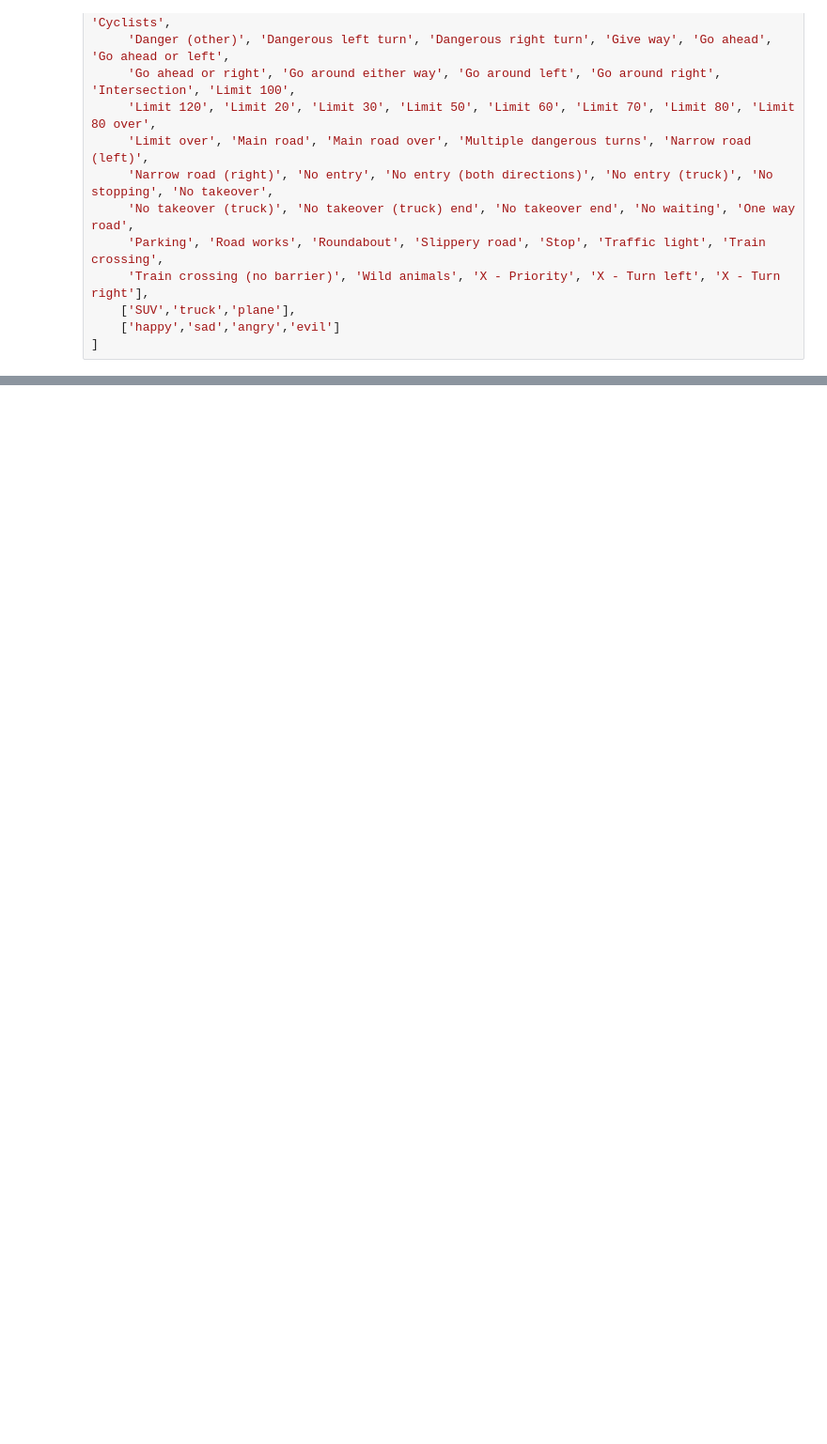
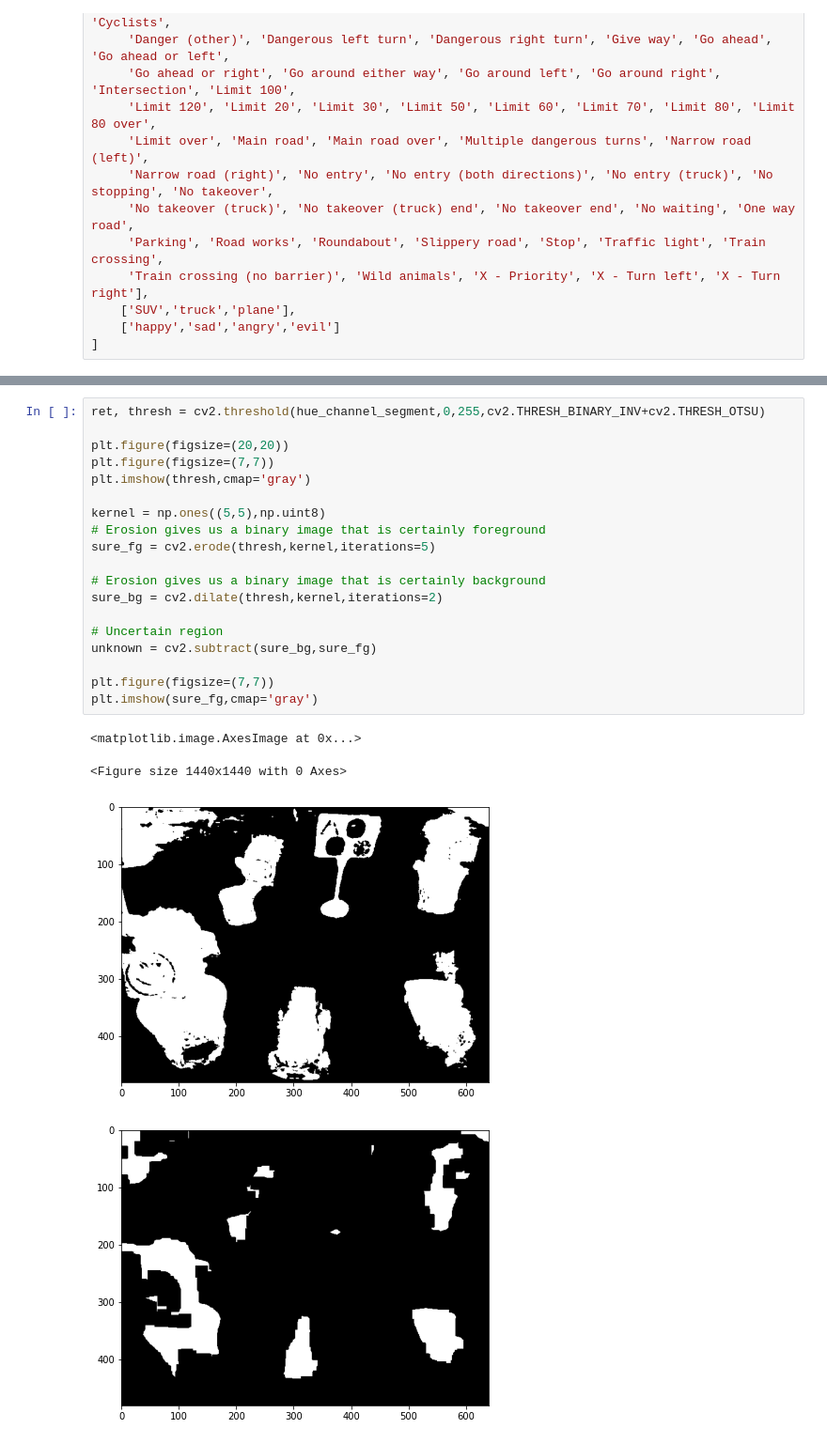
Before and after one commit to szykry/CVML_HW, a Jupyter notebook: CVML_HW.ipynb, the cells around one changed output, grey strips where cells are left out. Shown at 94% size. Saved outputs shown, nothing was run; the diff lists cells and outputs as text; blank space fills up the shorter version.

```diff
--- a/CVML_HW.ipynb
+++ b/CVML_HW.ipynb
@@ -209,0 +249,24 @@ plt.imshow(depth,cmap='gray')
+# %%
+ret, thresh = cv2.threshold(hue_channel_segment,0,255,cv2.THRESH_BINARY_INV+cv2.THRESH_OTSU)
+
+plt.figure(figsize=(20,20))
+plt.figure(figsize=(7,7))
+plt.imshow(thresh,cmap='gray')
+
+kernel = np.ones((5,5),np.uint8)
+# Erosion gives us a binary image that is certainly foreground
+sure_fg = cv2.erode(thresh,kernel,iterations=5)
+
+# Erosion gives us a binary image that is certainly background
+sure_bg = cv2.dilate(thresh,kernel,iterations=2)
+
+# Uncertain region
+unknown = cv2.subtract(sure_bg,sure_fg)
+
+plt.figure(figsize=(7,7))
+plt.imshow(sure_fg,cmap='gray')
+# %% [output]
+<matplotlib.image.AxesImage at 0x...>
+<Figure size 1440x1440 with 0 Axes>
+[figure, added]
+[figure, added]
```
Also changed, not shown: parts of 17 cells of this notebook.
